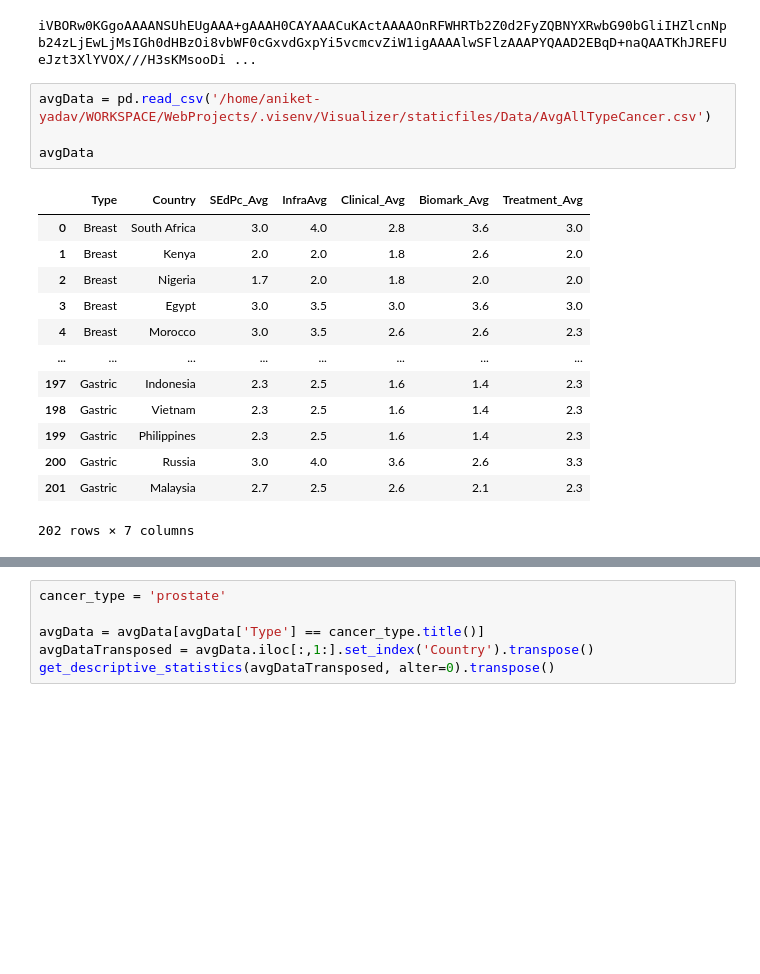
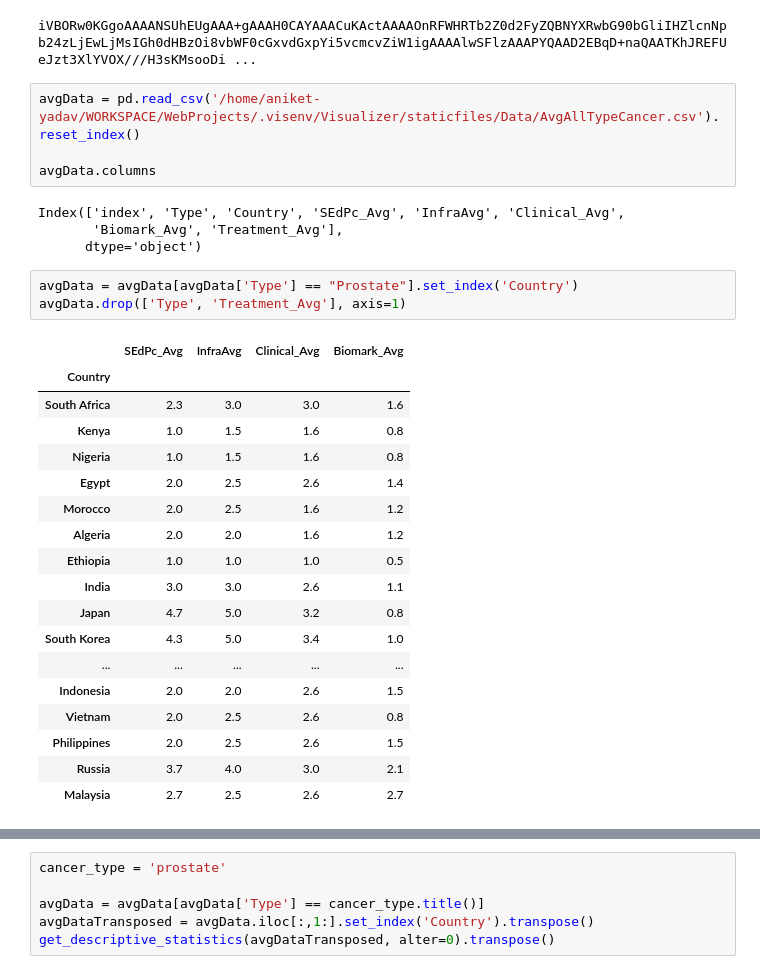
Before and after one commit to Aniket7651/Visualizer, a Jupyter notebook: visualCancer/sci.ipynb, the cells around one changed output, grey strips where cells are left out. Saved outputs shown, nothing was run; the diff lists cells and outputs as text; blank space fills up the shorter version.

```diff
--- a/visualCancer/sci.ipynb
+++ b/visualCancer/sci.ipynb
@@ -171,18 +192,30 @@
 # %%
-avgData = pd.read_csv('/home/aniket-yadav/WORKSPACE/WebProjects/.visenv/Visualizer/staticfiles/Data/AvgAllTypeCancer.csv')
+avgData = pd.read_csv('/home/aniket-yadav/WORKSPACE/WebProjects/.visenv/Visualizer/staticfiles/Data/AvgAllTypeCancer.csv').reset_index()
 
-avgData
+avgData.columns
 # %% [output]
-|  | Type | Country | SEdPc_Avg | InfraAvg | Clinical_Avg | Biomark_Avg | Treatment_Avg |
-| 0 | Breast | South Africa | 3.0 | 4.0 | 2.8 | 3.6 | 3.0 |
-| 1 | Breast | Kenya | 2.0 | 2.0 | 1.8 | 2.6 | 2.0 |
-| 2 | Breast | Nigeria | 1.7 | 2.0 | 1.8 | 2.0 | 2.0 |
-| 3 | Breast | Egypt | 3.0 | 3.5 | 3.0 | 3.6 | 3.0 |
-| 4 | Breast | Morocco | 3.0 | 3.5 | 2.6 | 2.6 | 2.3 |
-| ... | ... | ... | ... | ... | ... | ... | ... |
-| 197 | Gastric | Indonesia | 2.3 | 2.5 | 1.6 | 1.4 | 2.3 |
-| 198 | Gastric | Vietnam | 2.3 | 2.5 | 1.6 | 1.4 | 2.3 |
-| 199 | Gastric | Philippines | 2.3 | 2.5 | 1.6 | 1.4 | 2.3 |
-| 200 | Gastric | Russia | 3.0 | 4.0 | 3.6 | 2.6 | 3.3 |
-| 201 | Gastric | Malaysia | 2.7 | 2.5 | 2.6 | 2.1 | 2.3 |
-202 rows × 7 columns
+Index(['index', 'Type', 'Country', 'SEdPc_Avg', 'InfraAvg', 'Clinical_Avg',
+       'Biomark_Avg', 'Treatment_Avg'],
+      dtype='object')
+# %%
+avgData = avgData[avgData['Type'] == "Prostate"].set_index('Country')
+avgData.drop(['Type', 'Treatment_Avg'], axis=1)
+# %% [output]
+|  | SEdPc_Avg | InfraAvg | Clinical_Avg | Biomark_Avg |
+| Country |  |  |  |  |
+| South Africa | 2.3 | 3.0 | 3.0 | 1.6 |
+| Kenya | 1.0 | 1.5 | 1.6 | 0.8 |
+| Nigeria | 1.0 | 1.5 | 1.6 | 0.8 |
+| Egypt | 2.0 | 2.5 | 2.6 | 1.4 |
+| Morocco | 2.0 | 2.5 | 1.6 | 1.2 |
+| Algeria | 2.0 | 2.0 | 1.6 | 1.2 |
+| Ethiopia | 1.0 | 1.0 | 1.0 | 0.5 |
+| India | 3.0 | 3.0 | 2.6 | 1.1 |
+| Japan | 4.7 | 5.0 | 3.2 | 0.8 |
+| South Korea | 4.3 | 5.0 | 3.4 | 1.0 |
+| ... | ... | ... | ... | ... |
+| Indonesia | 2.0 | 2.0 | 2.6 | 1.5 |
+| Vietnam | 2.0 | 2.5 | 2.6 | 0.8 |
+| Philippines | 2.0 | 2.5 | 2.6 | 1.5 |
+| Russia | 3.7 | 4.0 | 3.0 | 2.1 |
+| Malaysia | 2.7 | 2.5 | 2.6 | 2.7 |
```
Also changed, not shown: parts of 2 cells of this notebook, 8 other files.
